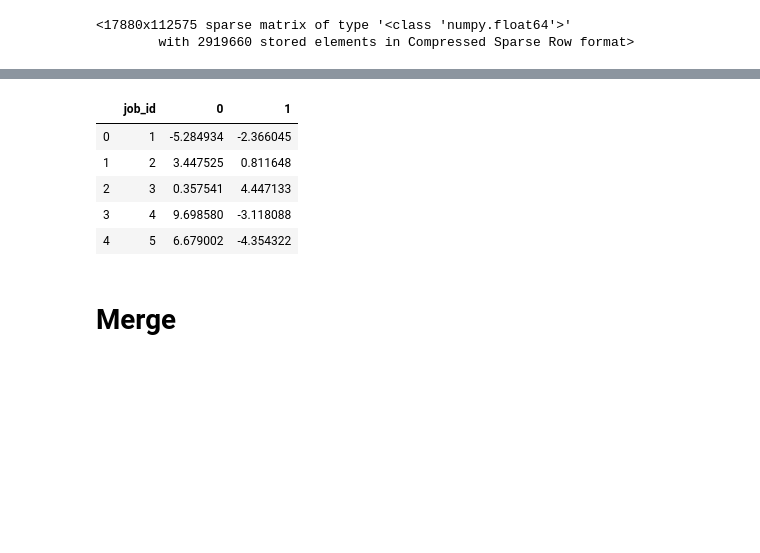
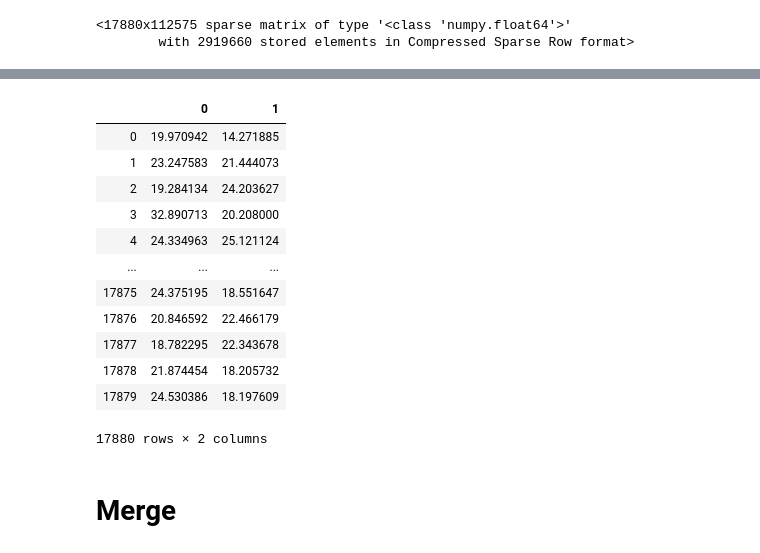
Before and after one commit to mikongame/Module-3-Project-2-ML-Fraud-Detection, a Jupyter notebook: your-code/Preproccessing.ipynb, the cells around one changed output, grey strips where cells are left out. Saved outputs shown, nothing was run; the diff lists cells and outputs as text; code cells hidden in the pictures; blank space fills up the shorter version.

```diff
--- a/your-code/Preproccessing.ipynb
+++ b/your-code/Preproccessing.ipynb
@@ -217,2 +222,0 @@ mapper = umap.UMAP(metric='hellinger', random_state=42).fit(tfidf)
-# %%
-embedding = mapper.transform(tfidf)
@@ -234,14 +237,21 @@ umap_df = pd.DataFrame(embedding)
+# %%
+umap_df
+# %% [output]
+|  | 0 | 1 |
+| 0 | 19.970942 | 14.271885 |
+| 1 | 23.247583 | 21.444073 |
+| 2 | 19.284134 | 24.203627 |
+| 3 | 32.890713 | 20.208000 |
+| 4 | 24.334963 | 25.121124 |
+| ... | ... | ... |
+| 17875 | 24.375195 | 18.551647 |
+| 17876 | 20.846592 | 22.466179 |
+| 17877 | 18.782295 | 22.343678 |
+| 17878 | 21.874454 | 18.205732 |
+| 17879 | 24.530386 | 18.197609 |
+17880 rows × 2 columns
 # %%
 text_colums_umap = pd.concat([text_columns['job_id'], umap_df], axis =1)
-# %%
-text_colums_umap.head()
-# %% [output]
-|  | job_id | 0 | 1 |
-| 0 | 1 | -5.284934 | -2.366045 |
-| 1 | 2 | 3.447525 | 0.811648 |
-| 2 | 3 | 0.357541 | 4.447133 |
-| 3 | 4 | 9.698580 | -3.118088 |
-| 4 | 5 | 6.679002 | -4.354322 |
 # %% [markdown]
 # Merge
 # %%
```
Also changed, not shown: parts of 18 cells of this notebook.
